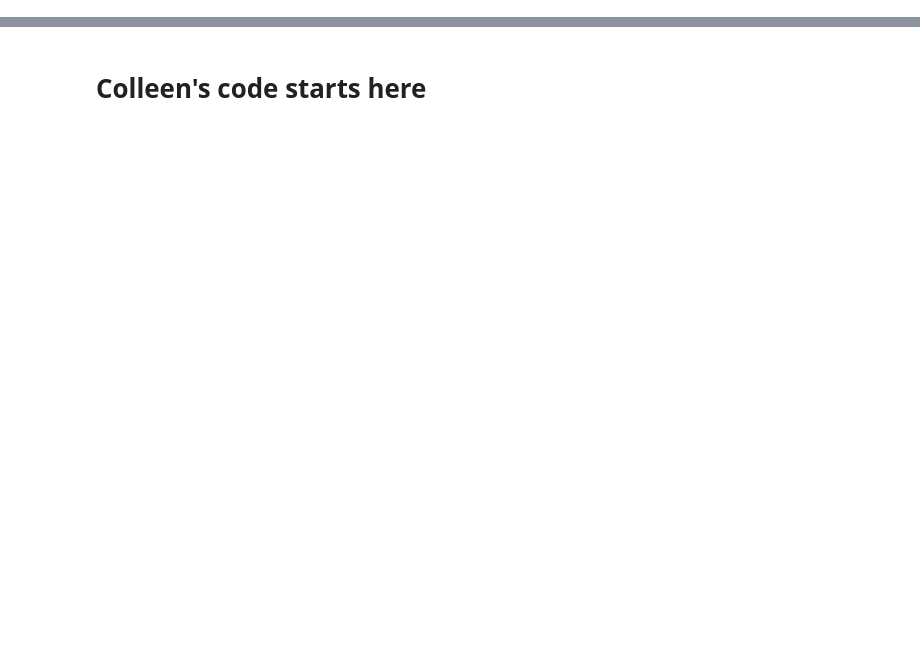
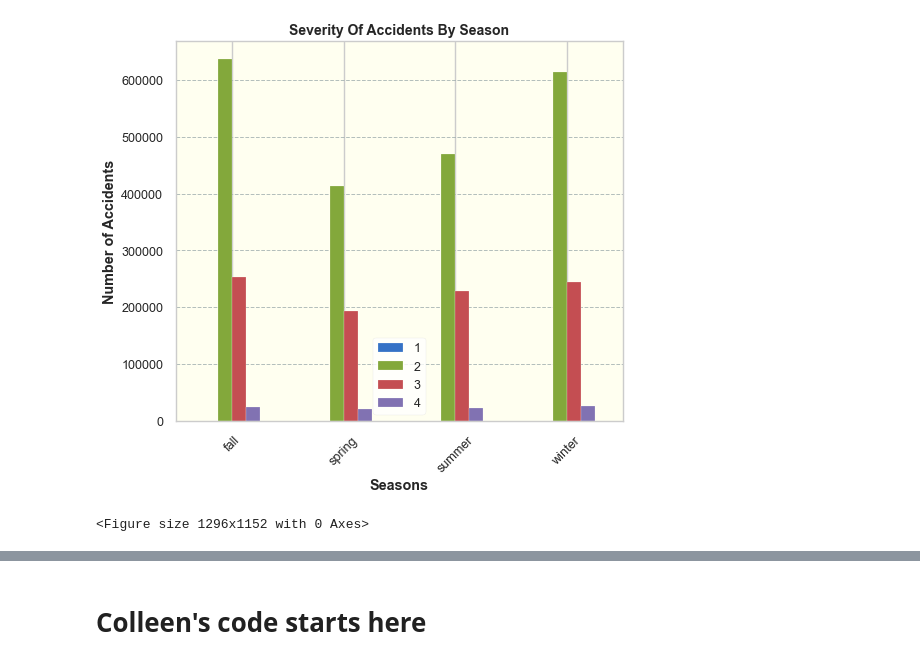
Before and after one commit to colleen547/Team-5---Project-1, a Jupyter notebook: main.ipynb, the cells around one changed output, grey strips where cells are left out. Cells and saved outputs as stored; diff of their text form; code cells hidden in the pictures; blank space fills up the shorter version.

```diff
--- a/main.ipynb
+++ b/main.ipynb
@@ -160,14 +324,18 @@ season_pivot
 # %%
 # Side By Side Bar Chart
 
-season_pivot.plot(kind= 'bar')
+season_pivot_cluster = season_pivot.plot(kind= 'bar')
+season_pivot_cluster.legend(loc='best')
+season_pivot_cluster = set_chart_style(season_pivot_cluster, title="Severity Of Accidents By Season", ylabel="Number of Accidents", xlabel="Seasons")
+# plt.title("Severity Of Accidents By Season", fontsize=14, fontweight="bold")
+# plt.xlabel("Seasons", fontweight="bold")
+# plt.ylabel("Number of Accidents", fontweight="bold")
 
-plt.title("Severity Of Accidents By Season", fontsize=14, fontweight="bold")
-plt.xlabel("Seasons", fontweight="bold")
-plt.ylabel("Number of Accidents", fontweight="bold")
-plt.legend(loc='best')
 
 # Add additional formatting
-plt.xticks(rotation=45)
+# plt.xticks(rotation=45)
+# %% [output]
+[figure, added]
+<Figure size 1296x1152 with 0 Axes>
 # %%
 # Stacked Bar Chart
```
Also changed, not shown: parts of 29 cells of this notebook, 1 other file.
